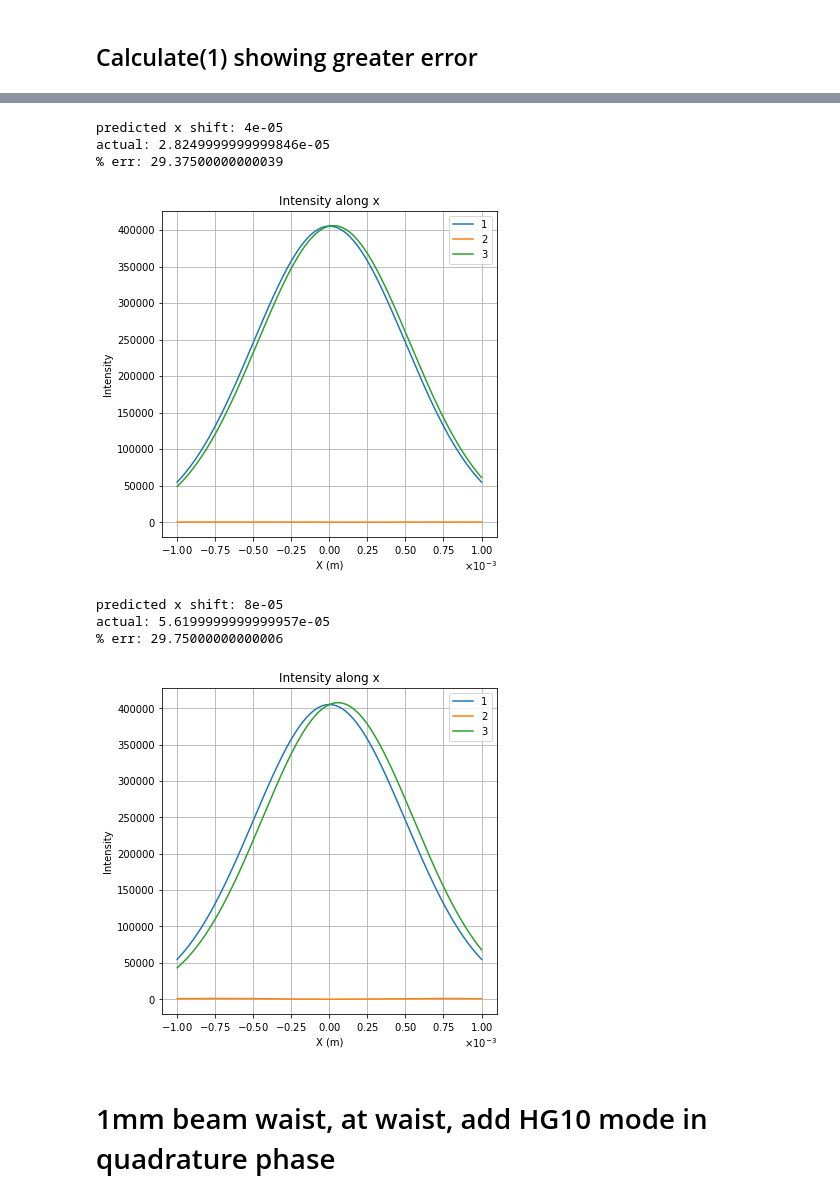
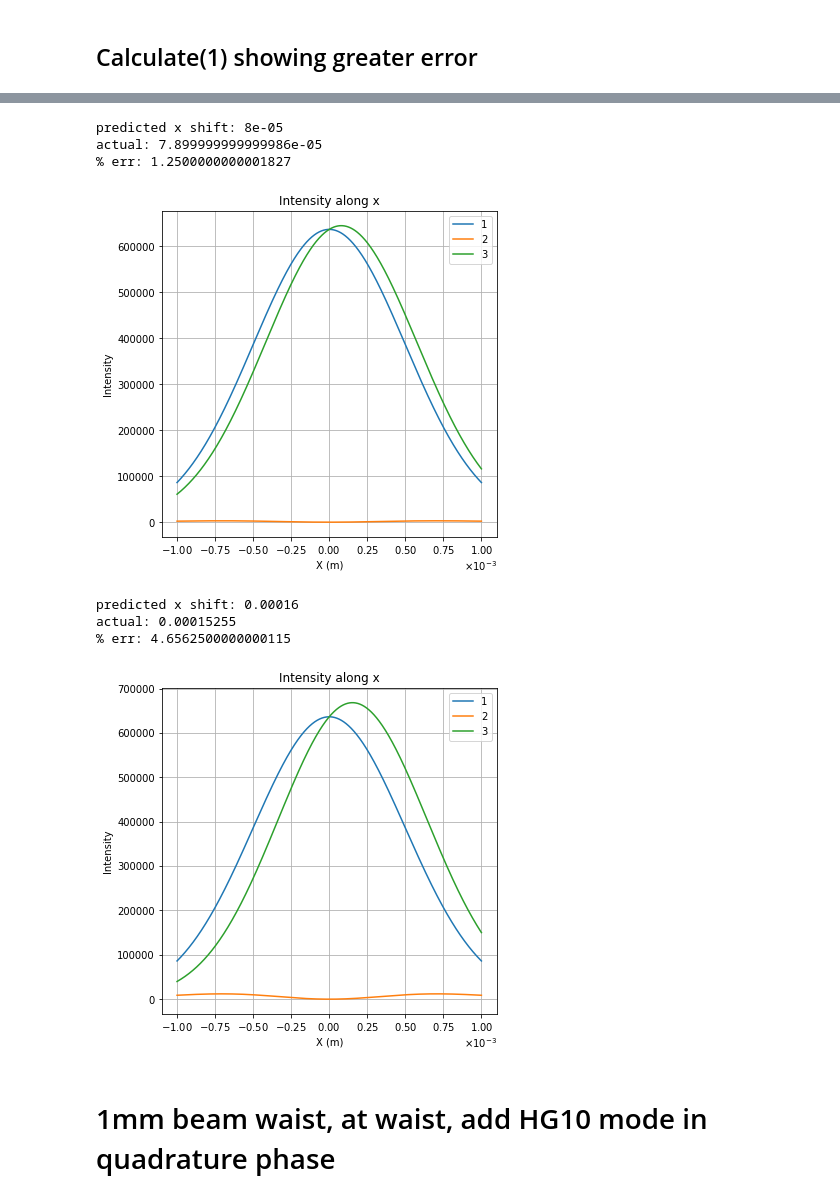
Before and after one commit to Edwards-Paul/Python-HG-Modes, a Jupyter notebook: HG Modes/Testing 01 Addition.ipynb, the cells around one changed output, grey strips where cells are left out. Drawn from its saved outputs; the diff is of its cells as text; code cells hidden in the pictures.

```diff
--- a/HG Modes/Testing 01 Addition.ipynb
+++ b/HG Modes/Testing 01 Addition.ipynb
@@ -87,7 +114,7 @@ actual: 7.899999999999986e-05
 # %%
 # Re[a10]/a00 = delta s/wo , w0 = 1e-3
 
-a10 = .04
+a10 = .08
 a00 = 1
 
 m0 = pl.Modes((0,0,a00))
@@ -100,40 +127,40 @@ f01 = pl.Calculate(a,b,m01,0)
 
 pl.IntensitySliceX(0,f0,f1,f01)
 
-print ("predicted x shift: "+str(pl.np.real(a10)/1*a.w0))
+print ("predicted x shift: "+str(pl.np.real(a10)/a00*a.w0))
 print ("actual: " + str(pl.peakInt(f01).x[0]-pl.peakInt(f0).x[0]))
 
 print ("% err: " + str(((pl.np.real(a10)/1*a.w0)-(pl.peakInt(f01).x[0]-pl.peakInt(f0).x[0]))*100/(pl.np.real(a10)/1*a.w0)))
 # %% [output]
-predicted x shift: 4e-05
-actual: 2.8249999999999846e-05
-% err: 29.37500000000039
+predicted x shift: 8e-05
+actual: 7.899999999999986e-05
+% err: 1.2500000000001827
-[figure, old version]
+[figure, new version]
 # %%
 # Re[a10]/a00 = delta s/wo , w0 = 1e-3
 
-a10 = .08
+a10 = .16
 a00 = 1
 
 m0 = pl.Modes((0,0,a00))
 m1 = pl.Modes((1,0,a10))
 m01 = pl.Modes((0,0,a00),(1,0,a10))
 
 f0 =pl.Calculate(a,b,m0,0)
 f1 =pl.Calculate(a,b,m1,0)
 f01 = pl.Calculate(a,b,m01,0)
 
 pl.IntensitySliceX(0,f0,f1,f01)
 
-print ("predicted x shift: "+str(pl.np.real(a10)/1*a.w0))
+print ("predicted x shift: "+str(pl.np.real(a10)/a00*a.w0))
 print ("actual: " + str(pl.peakInt(f01).x[0]-pl.peakInt(f0).x[0]))
 
 print ("% err: " + str(((pl.np.real(a10)/1*a.w0)-(pl.peakInt(f01).x[0]-pl.peakInt(f0).x[0]))*100/(pl.np.real(a10)/1*a.w0)))
 # %% [output]
-predicted x shift: 8e-05
-actual: 5.6199999999999957e-05
-% err: 29.75000000000006
+predicted x shift: 0.00016
+actual: 0.00015255
+% err: 4.6562500000000115
-[figure, old version]
+[figure, new version]
 # %% [markdown]
 # 1mm beam waist, at waist, add HG10 mode in quadrature phase
 # %%
```
Also changed, not shown: parts of 6 cells of this notebook, 3 other files.
